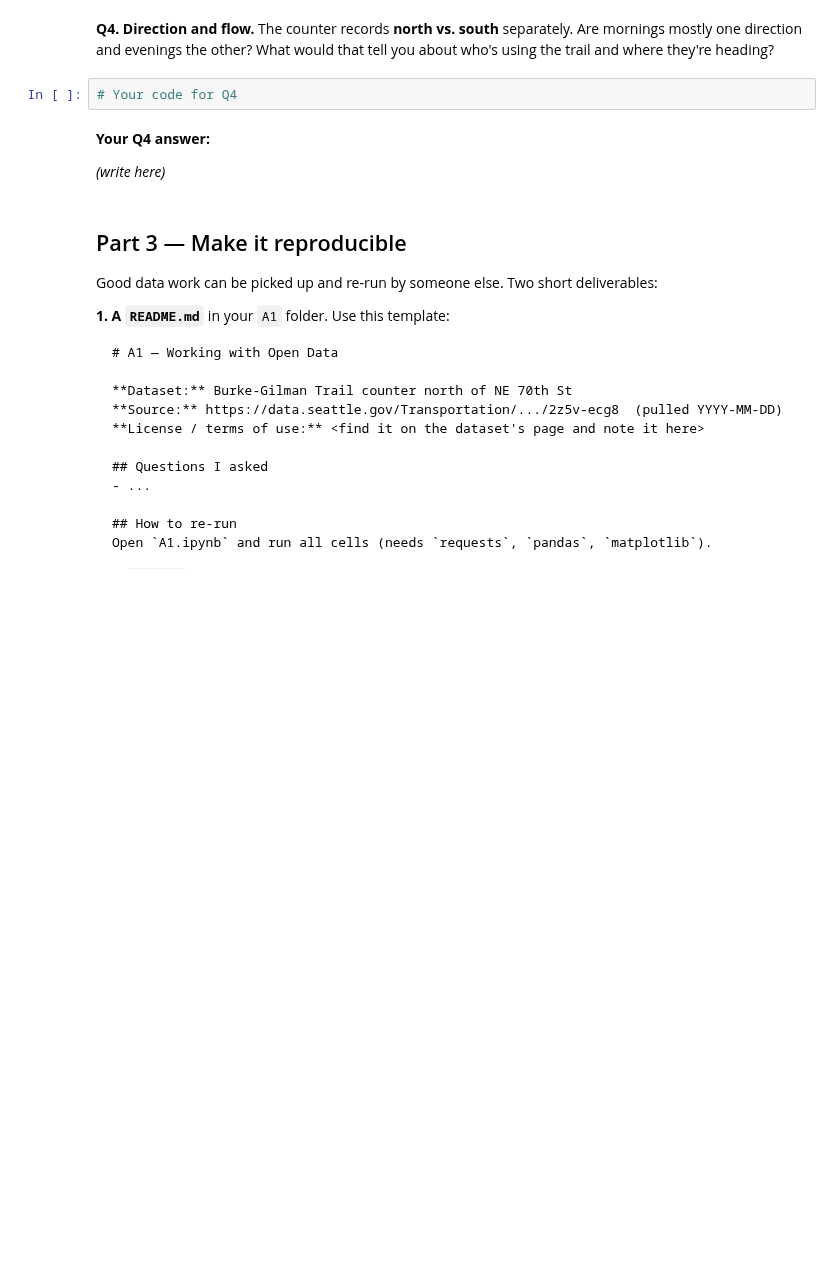
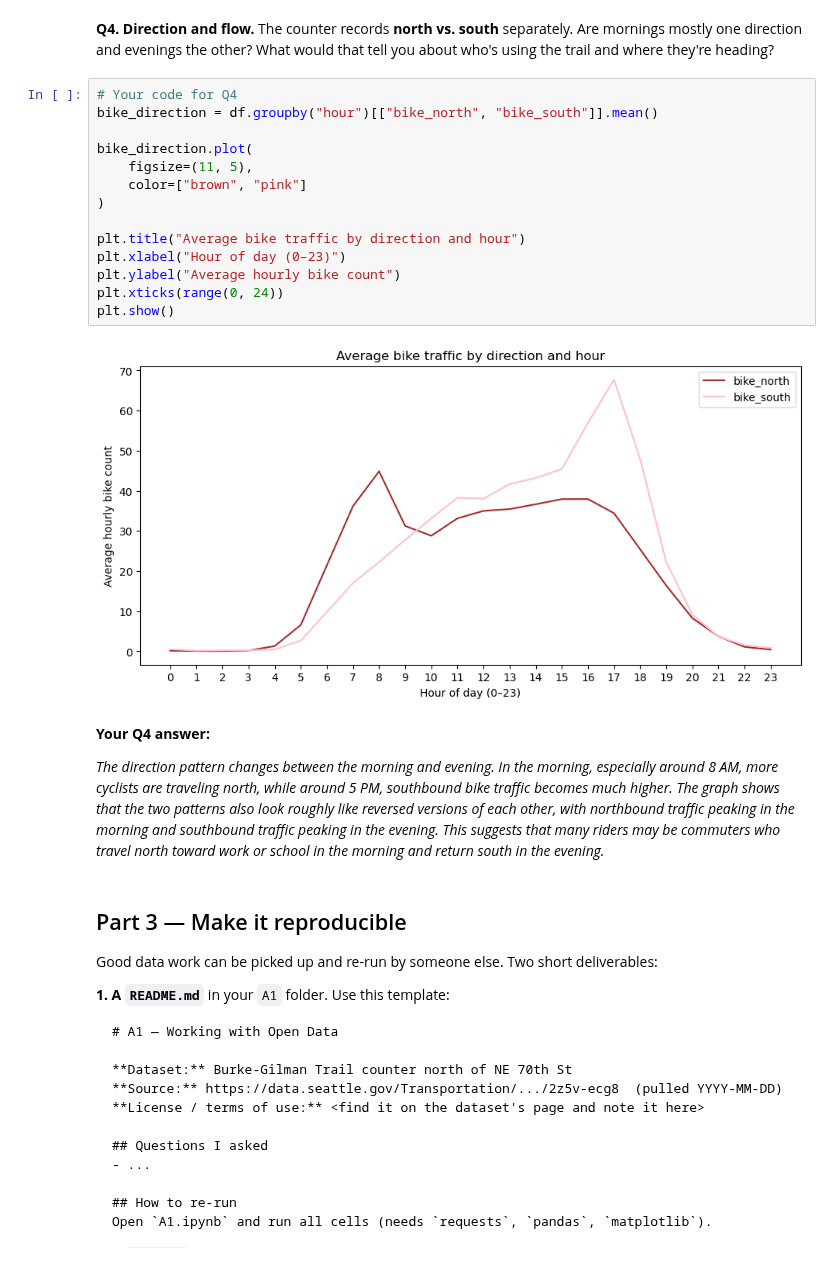
Before and after one commit to ywang254-a11y/hcde-410, a Jupyter notebook: A1/A1.ipynb, the cells around one changed output. Cells and saved outputs as stored; diff of their text form; blank space fills up the shorter version.

```diff
--- a/A1/A1.ipynb
+++ b/A1/A1.ipynb
@@ -170,10 +211,24 @@ Is there evidence people use the Burke-Gilman to *commute*, not just for fun? Co
 The counter records **north vs. south** separately. Are mornings mostly one direction and evenings the other? What would that tell you about who's using the trail and where they're heading?
 # %%
 # Your code for Q4
+bike_direction = df.groupby("hour")[["bike_north", "bike_south"]].mean()
+
+bike_direction.plot(
+    figsize=(11, 5),
+    color=["brown", "pink"]
+)
+
+plt.title("Average bike traffic by direction and hour")
+plt.xlabel("Hour of day (0–23)")
+plt.ylabel("Average hourly bike count")
+plt.xticks(range(0, 24))
+plt.show()
+# %% [output]
+[figure, added]
 # %% [markdown]
 **Your Q4 answer:**
 
-*(write here)*
+*The direction pattern changes between the morning and evening. In the morning, especially around 8 AM, more cyclists are traveling north, while around 5 PM, southbound bike traffic becomes much higher. The graph shows that the two patterns also look roughly like reversed versions of each other, with northbound traffic peaking in the morning and southbound traffic peaking in the evening. This suggests that many riders may be commuters who travel north toward work or school in the morning and return south in the evening.*
 # %% [markdown]
 ## Part 3 — Make it reproducible
 
```
Also changed, not shown: parts of 6 cells of this notebook.
